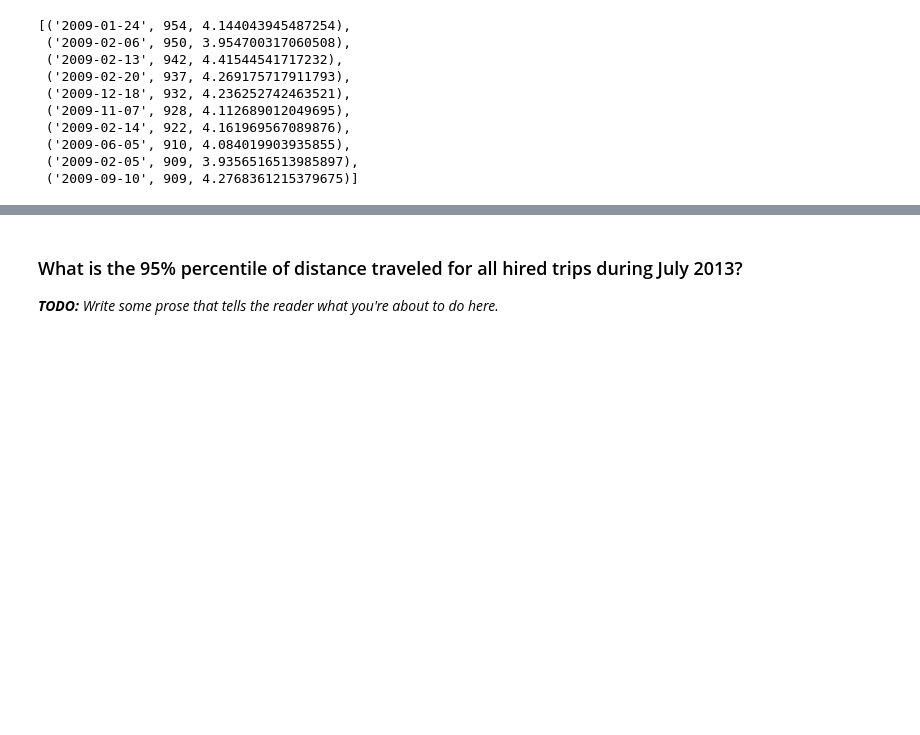
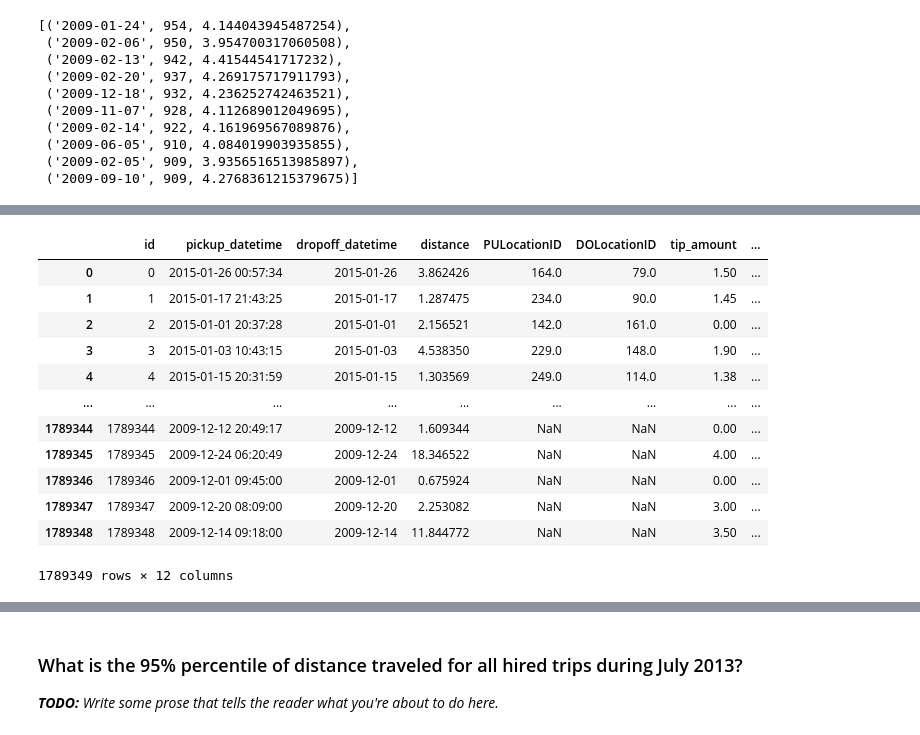
Before and after one commit to laurelhickey/Tools_for_Analytics_Project, a Jupyter notebook: Project Scaffolding.ipynb, the cells around one changed output, grey strips where cells are left out. Drawn from its saved outputs; the diff is of its cells as text; code cells hidden in the pictures; blank space fills up the shorter version.

```diff
--- a/Project Scaffolding.ipynb
+++ b/Project Scaffolding.ipynb
@@ -788,4 +783,18 @@ _**TODO:** Write some prose that tells the reader what you're about to do here.
 # %%
-# pd.read_sql_table("daily_weather", con=DATABASE_URL)
+pd.read_sql_table("taxi_trips", con=DATABASE_URL)
+# %% [output]
+|  | id | pickup_datetime | dropoff_datetime | distance | PULocationID | DOLocationID | tip_amount | ... |
+| 0 | 0 | 2015-01-26 00:57:34 | 2015-01-26 | 3.862426 | 164.0 | 79.0 | 1.50 | ... |
+| 1 | 1 | 2015-01-17 21:43:25 | 2015-01-17 | 1.287475 | 234.0 | 90.0 | 1.45 | ... |
+| 2 | 2 | 2015-01-01 20:37:28 | 2015-01-01 | 2.156521 | 142.0 | 161.0 | 0.00 | ... |
+| 3 | 3 | 2015-01-03 10:43:15 | 2015-01-03 | 4.538350 | 229.0 | 148.0 | 1.90 | ... |
+| 4 | 4 | 2015-01-15 20:31:59 | 2015-01-15 | 1.303569 | 249.0 | 114.0 | 1.38 | ... |
+| ... | ... | ... | ... | ... | ... | ... | ... | ... |
+| 1789344 | 1789344 | 2009-12-12 20:49:17 | 2009-12-12 | 1.609344 | NaN | NaN | 0.00 | ... |
+| 1789345 | 1789345 | 2009-12-24 06:20:49 | 2009-12-24 | 18.346522 | NaN | NaN | 4.00 | ... |
+| 1789346 | 1789346 | 2009-12-01 09:45:00 | 2009-12-01 | 0.675924 | NaN | NaN | 0.00 | ... |
+| 1789347 | 1789347 | 2009-12-20 08:09:00 | 2009-12-20 | 2.253082 | NaN | NaN | 3.00 | ... |
+| 1789348 | 1789348 | 2009-12-14 09:18:00 | 2009-12-14 | 11.844772 | NaN | NaN | 3.50 | ... |
+1789349 rows × 12 columns
 # %%
 # weather data below
```
Also changed, not shown: parts of 13 cells of this notebook, 6 other files.
